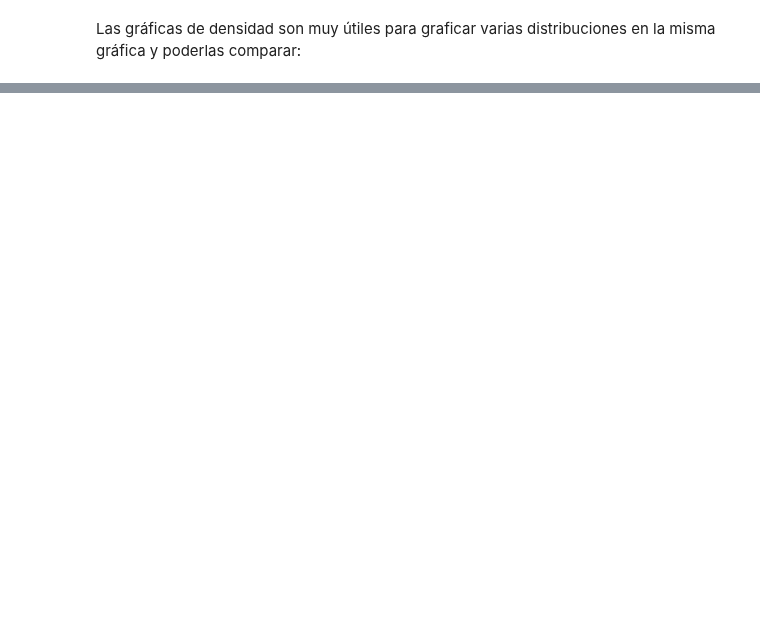
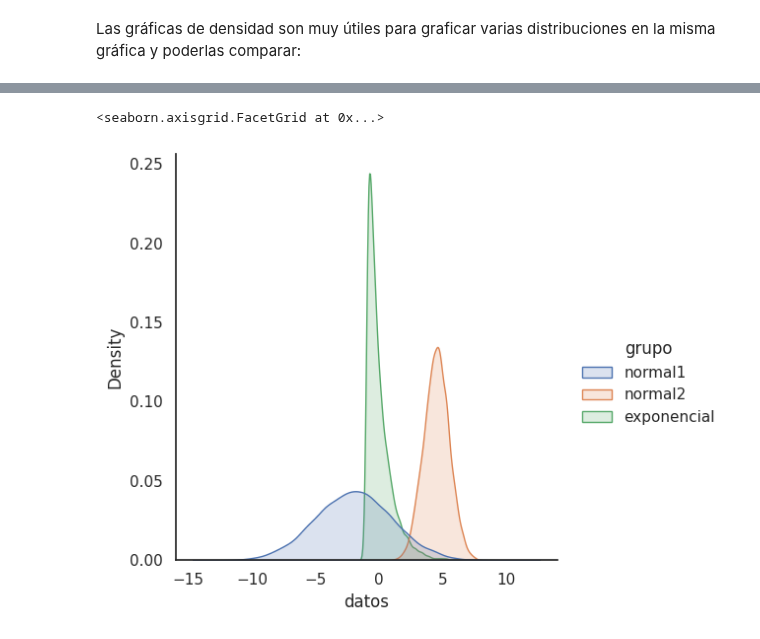
Before and after one commit to beduExpert/B2-Analisis-de-Datos-con-Python-2020, a Jupyter notebook: Sesion-02/Ejemplo-05/graficas_de_densidad.ipynb, the cells around one changed output, grey strips where cells are left out. Saved outputs shown, nothing was run; the diff lists cells and outputs as text; code cells hidden in the pictures; blank space fills up the shorter version.

```diff
--- a/Sesion-02/Ejemplo-05/graficas_de_densidad.ipynb
+++ b/Sesion-02/Ejemplo-05/graficas_de_densidad.ipynb
@@ -43,0 +39,7 @@ sns.distplot(exponential, hist = False, kde_kws = {'shade': True})
+# %%
+sns.set(style='white')
+
+sns.displot(data=df_concat, x="datos", hue="grupo", kind="kde", fill = True, alpha = 0.2)
+# %% [output]
+<seaborn.axisgrid.FacetGrid at 0x...>
+[figure, added]
```
Also changed, not shown: parts of 8 cells of this notebook.
